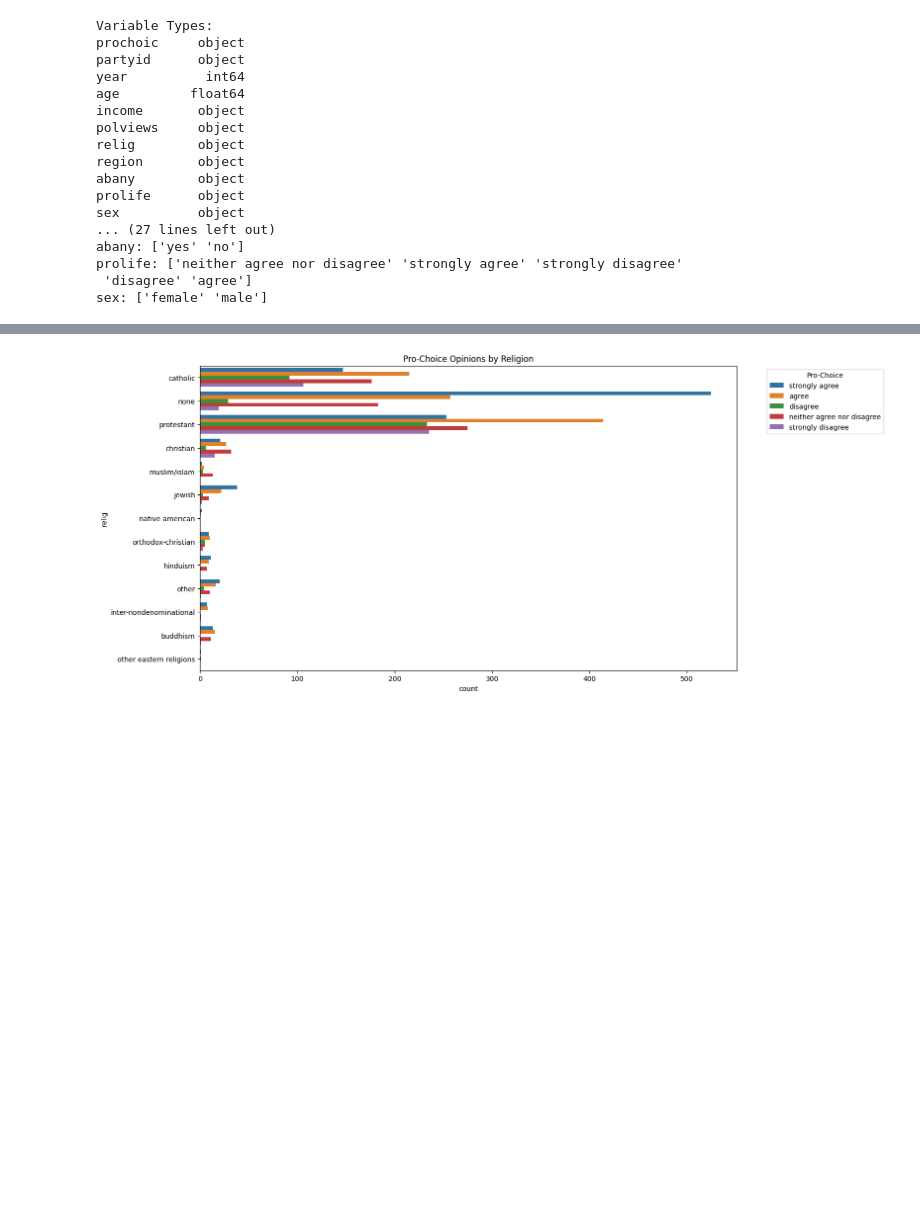
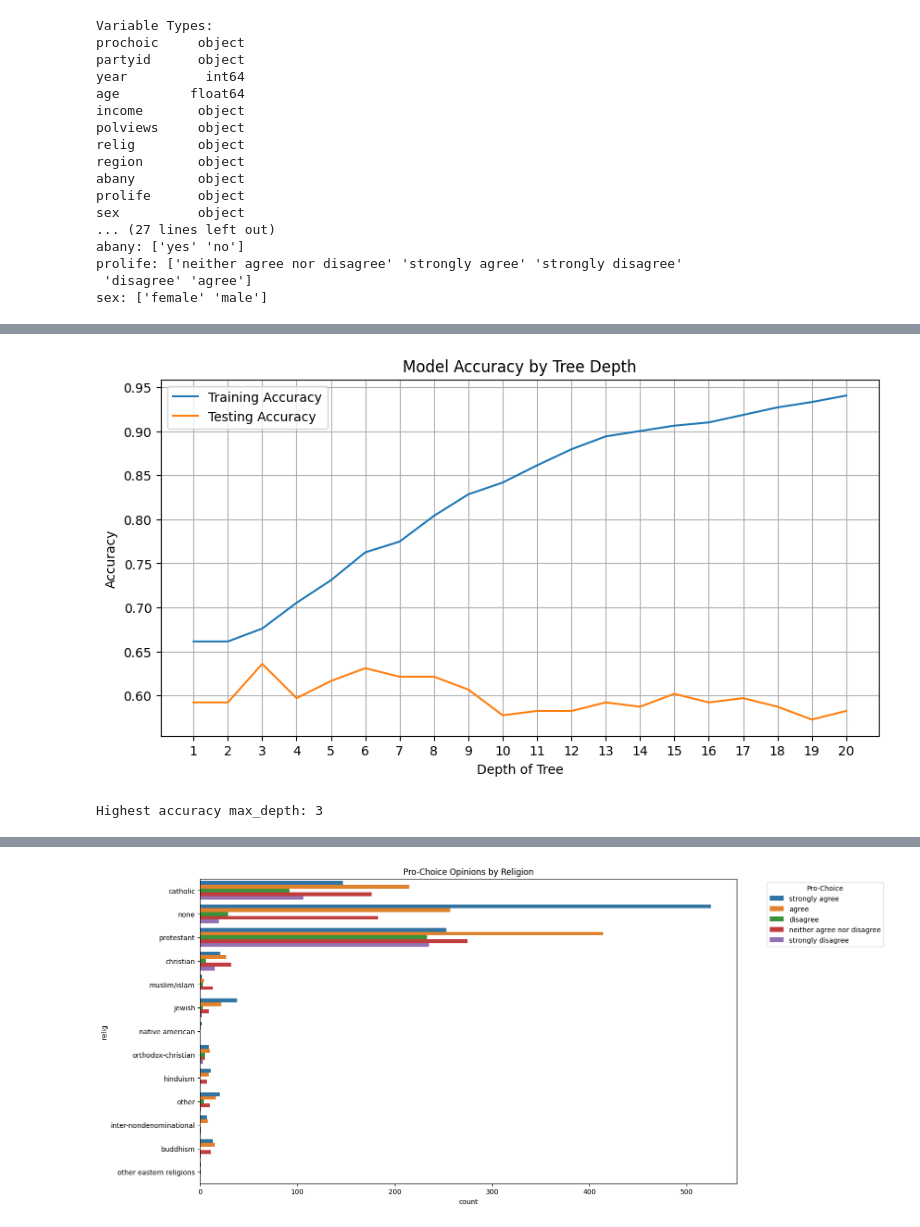
Before and after one commit to Lasata-T/Group1Project1, a Jupyter notebook: SCRIPTS/ML2.ipynb, the cells around one changed output, grey strips where cells are left out. Saved outputs shown, nothing was run; the diff lists cells and outputs as text; code cells hidden in the pictures; blank space fills up the shorter version.

```diff
--- a/SCRIPTS/ML2.ipynb
+++ b/SCRIPTS/ML2.ipynb
@@ -190,0 +191,44 @@ Final model accuracy: 0.3737864077669903
+# %%
+#Format data for Decision Tree for abany
+X = df[['partyid', 'year', 'age', 'income', 'polviews', 'relig', 'region', 'sex']]
+y = df['abany']
+
+# One-hot encode
+encoder = OneHotEncoder(sparse_output=False)
+X_encoded = encoder.fit_transform(X)
+
+# Split the data into training and testing
+X_train, X_test, y_train, y_test = train_test_split(X_encoded, y, test_size=0.2, random_state=42)
+# %%
+#Finding the Best max_depth for the Decision Tree
+
+train_accuracies = []
+test_accuracies = []
+
+
+for depth in range(1, 21):
+    model = DecisionTreeClassifier(max_depth=depth, random_state=42)
+    model.fit(X_train, y_train)
+
+    train_accuracies.append(accuracy_score(y_train, model.predict(X_train)))
+    test_accuracies.append(accuracy_score(y_test, model.predict(X_test)))
+
+
+# Plot the training and testing accuracies
+plt.figure(figsize=(10, 5))
+plt.plot(range(1, 21), train_accuracies, label='Training Accuracy')
+plt.plot(range(1, 21), test_accuracies, label='Testing Accuracy')
+plt.xlabel('Depth of Tree')
+plt.ylabel('Accuracy')
+plt.legend()
+plt.title('Model Accuracy by Tree Depth')
+plt.xticks(range(1, 21))
+plt.grid(True)
+plt.show()
+
+# Determine the depth that yields the highest accuracy on the testing set
+best_depth = test_accuracies.index(max(test_accuracies)) + 1
+print(f"Highest accuracy max_depth: {best_depth}")
+# %% [output]
+[figure, added]
+Highest accuracy max_depth: 3
```
Also changed, not shown: parts of 8 cells of this notebook.
